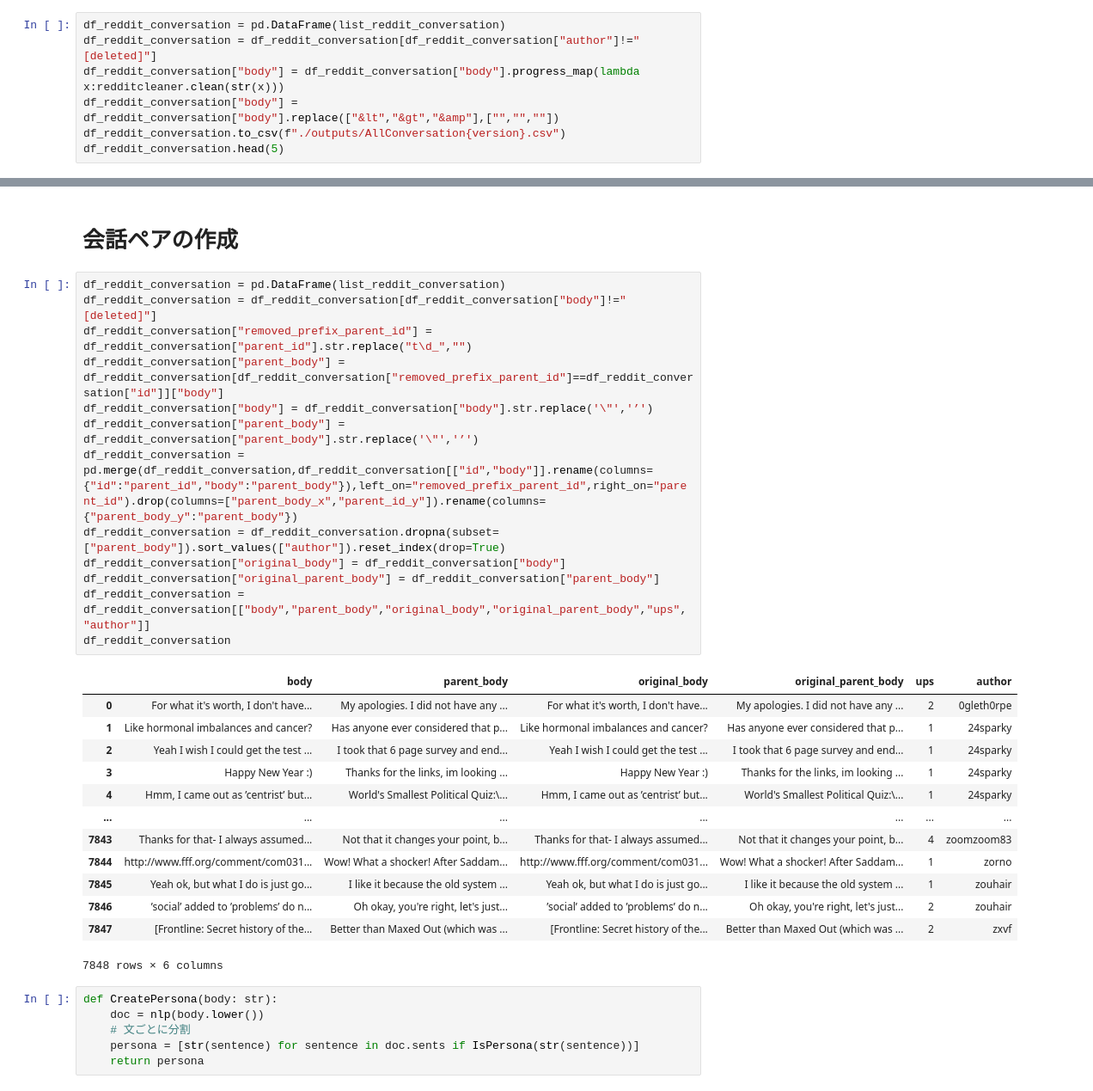
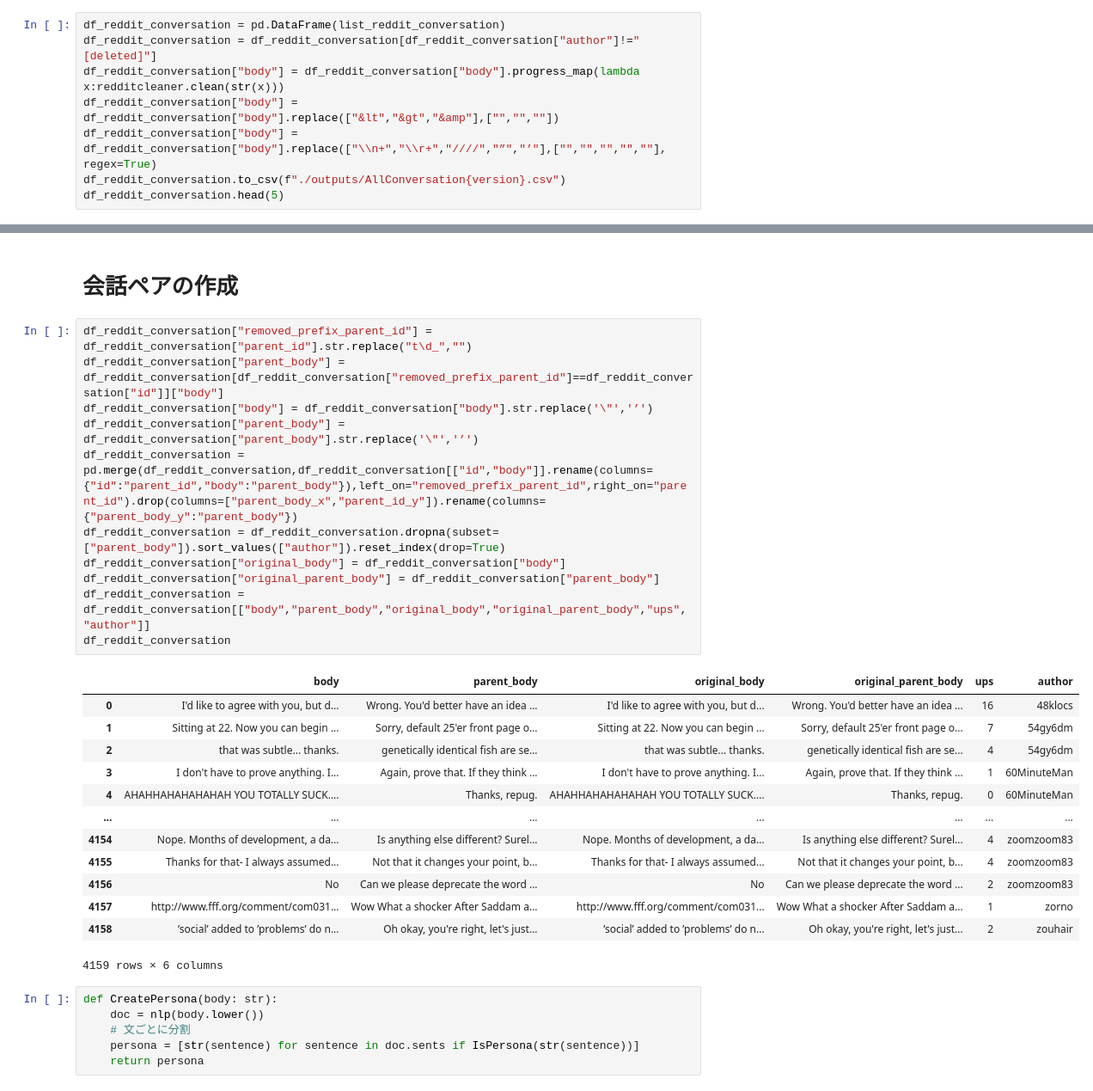
Before and after one commit to Exe-dev/PersonaGeneration, a Jupyter notebook: PersonaGeneration.ipynb, the cells around one changed output, grey strips where cells are left out. Shown at 86% size. Drawn from its saved outputs; the diff is of its cells as text.

```diff
--- a/PersonaGeneration.ipynb
+++ b/PersonaGeneration.ipynb
@@ -94,6 +93,7 @@ df_reddit_conversation = pd.DataFrame(list_reddit_conversation)
 df_reddit_conversation = df_reddit_conversation[df_reddit_conversation["author"]!="[deleted]"]
 df_reddit_conversation["body"] = df_reddit_conversation["body"].progress_map(lambda x:redditcleaner.clean(str(x)))
 df_reddit_conversation["body"] = df_reddit_conversation["body"].replace(["&lt","&gt","&amp"],["","",""])
+df_reddit_conversation["body"] = df_reddit_conversation["body"].replace(["\\n+","\\r+","////","”","’"],["","","","",""], regex=True)
 df_reddit_conversation.to_csv(f"./outputs/AllConversation{version}.csv")
 df_reddit_conversation.head(5)
 # %% [output]
@@ -116,32 +111,30 @@ df_reddit_conversation[df_reddit_conversation["body"].str.contains("Hmm, ok.")][
 # %% [markdown]
 # 会話ペアの作成
 # %%
-df_reddit_conversation = pd.DataFrame(list_reddit_conversation)
-df_reddit_conversation = df_reddit_conversation[df_reddit_conversation["body"]!="[deleted]"]
 df_reddit_conversation["removed_prefix_parent_id"] = df_reddit_conversation["parent_id"].str.replace("t\d_","")
 df_reddit_conversation["parent_body"] = df_reddit_conversation[df_reddit_conversation["removed_prefix_parent_id"]==df_reddit_conversation["id"]]["body"]
 df_reddit_conversation["body"] = df_reddit_conversation["body"].str.replace('\"','’')
 df_reddit_conversation["parent_body"] = df_reddit_conversation["parent_body"].str.replace('\"','’')
 df_reddit_conversation = pd.merge(df_reddit_conversation,df_reddit_conversation[["id","body"]].rename(columns={"id":"parent_id","body":"parent_body"}),left_on="removed_prefix_parent_id",right_on="parent_id").drop(columns=["parent_body_x","parent_id_y"]).rename(columns={"parent_body_y":"parent_body"})
 df_reddit_conversation = df_reddit_conversation.dropna(subset=["parent_body"]).sort_values(["author"]).reset_index(drop=True)
 df_reddit_conversation["original_body"] = df_reddit_conversation["body"]
 df_reddit_conversation["original_parent_body"] = df_reddit_conversation["parent_body"]
 df_reddit_conversation = df_reddit_conversation[["body","parent_body","original_body","original_parent_body","ups","author"]]
 df_reddit_conversation
 # %% [output]
 |  | body | parent_body | original_body | original_parent_body | ups | author |
-| 0 | For what it's worth, I don't have... | My apologies. I did not have any ... | For what it's worth, I don't have... | My apologies. I did not have any ... | 2 | 0gleth0rpe |
-| 1 | Like hormonal imbalances and cancer? | Has anyone ever considered that p... | Like hormonal imbalances and cancer? | Has anyone ever considered that p... | 1 | 24sparky |
-| 2 | Yeah I wish I could get the test ... | I took that 6 page survey and end... | Yeah I wish I could get the test ... | I took that 6 page survey and end... | 1 | 24sparky |
-| 3 | Happy New Year :) | Thanks for the links, im looking ... | Happy New Year :) | Thanks for the links, im looking ... | 1 | 24sparky |
-| 4 | Hmm, I came out as ’centrist’ but... | World's Smallest Political Quiz:\... | Hmm, I came out as ’centrist’ but... | World's Smallest Political Quiz:\... | 1 | 24sparky |
+| 0 | I'd like to agree with you, but d... | Wrong. You'd better have an idea ... | I'd like to agree with you, but d... | Wrong. You'd better have an idea ... | 16 | 48klocs |
+| 1 | Sitting at 22. Now you can begin ... | Sorry, default 25'er front page o... | Sitting at 22. Now you can begin ... | Sorry, default 25'er front page o... | 7 | 54gy6dm |
+| 2 | that was subtle... thanks. | genetically identical fish are se... | that was subtle... thanks. | genetically identical fish are se... | 4 | 54gy6dm |
+| 3 | I don't have to prove anything. I... | Again, prove that. If they think ... | I don't have to prove anything. I... | Again, prove that. If they think ... | 1 | 60MinuteMan |
+| 4 | AHAHHAHAHAHAHAH YOU TOTALLY SUCK.... | Thanks, repug. | AHAHHAHAHAHAHAH YOU TOTALLY SUCK.... | Thanks, repug. | 0 | 60MinuteMan |
 | ... | ... | ... | ... | ... | ... | ... |
-| 7843 | Thanks for that- I always assumed... | Not that it changes your point, b... | Thanks for that- I always assumed... | Not that it changes your point, b... | 4 | zoomzoom83 |
-| 7844 | http://www.fff.org/comment/com031... | Wow! What a shocker! After Saddam... | http://www.fff.org/comment/com031... | Wow! What a shocker! After Saddam... | 1 | zorno |
-| 7845 | Yeah ok, but what I do is just go... | I like it because the old system ... | Yeah ok, but what I do is just go... | I like it because the old system ... | 1 | zouhair |
-| 7846 | ’social’ added to ’problems’ do n... | Oh okay, you're right, let's just... | ’social’ added to ’problems’ do n... | Oh okay, you're right, let's just... | 2 | zouhair |
-| 7847 | [Frontline: Secret history of the... | Better than Maxed Out (which was ... | [Frontline: Secret history of the... | Better than Maxed Out (which was ... | 2 | zxvf |
+| 4154 | Nope. Months of development, a da... | Is anything else different? Surel... | Nope. Months of development, a da... | Is anything else different? Surel... | 4 | zoomzoom83 |
+| 4155 | Thanks for that- I always assumed... | Not that it changes your point, b... | Thanks for that- I always assumed... | Not that it changes your point, b... | 4 | zoomzoom83 |
+| 4156 | No | Can we please deprecate the word ... | No | Can we please deprecate the word ... | 2 | zoomzoom83 |
+| 4157 | http://www.fff.org/comment/com031... | Wow What a shocker After Saddam a... | http://www.fff.org/comment/com031... | Wow What a shocker After Saddam a... | 1 | zorno |
+| 4158 | ’social’ added to ’problems’ do n... | Oh okay, you're right, let's just... | ’social’ added to ’problems’ do n... | Oh okay, you're right, let's just... | 2 | zouhair |
-7848 rows × 6 columns
+4159 rows × 6 columns
 # %%
 def CreatePersona(body: str):
     doc = nlp(body.lower())
```
Also changed, not shown: parts of 8 cells of this notebook, 1 other file.
